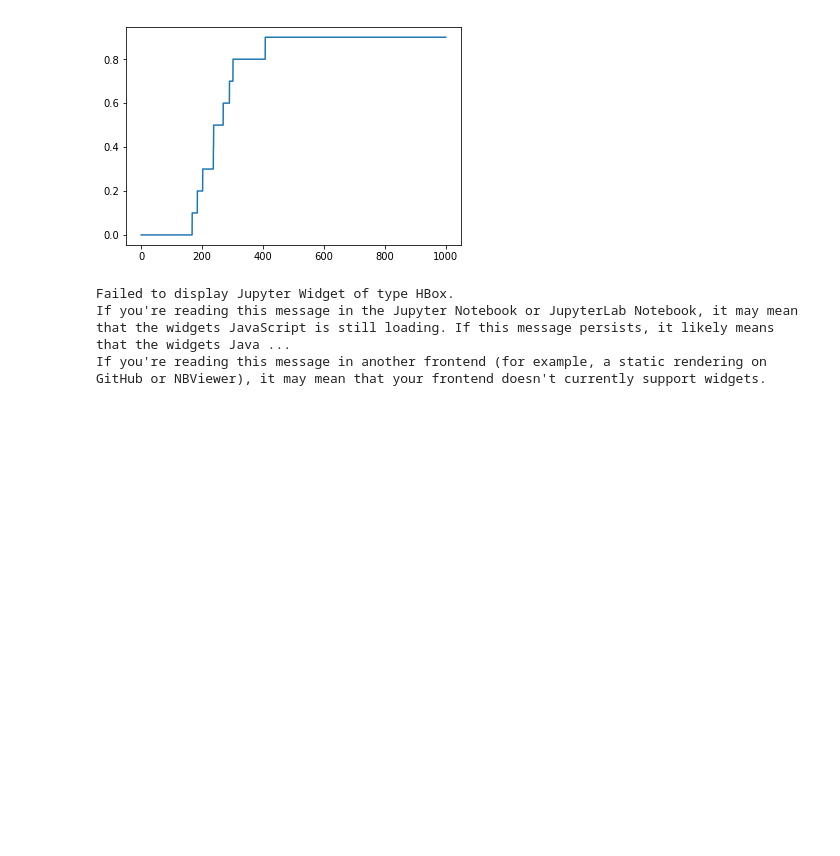
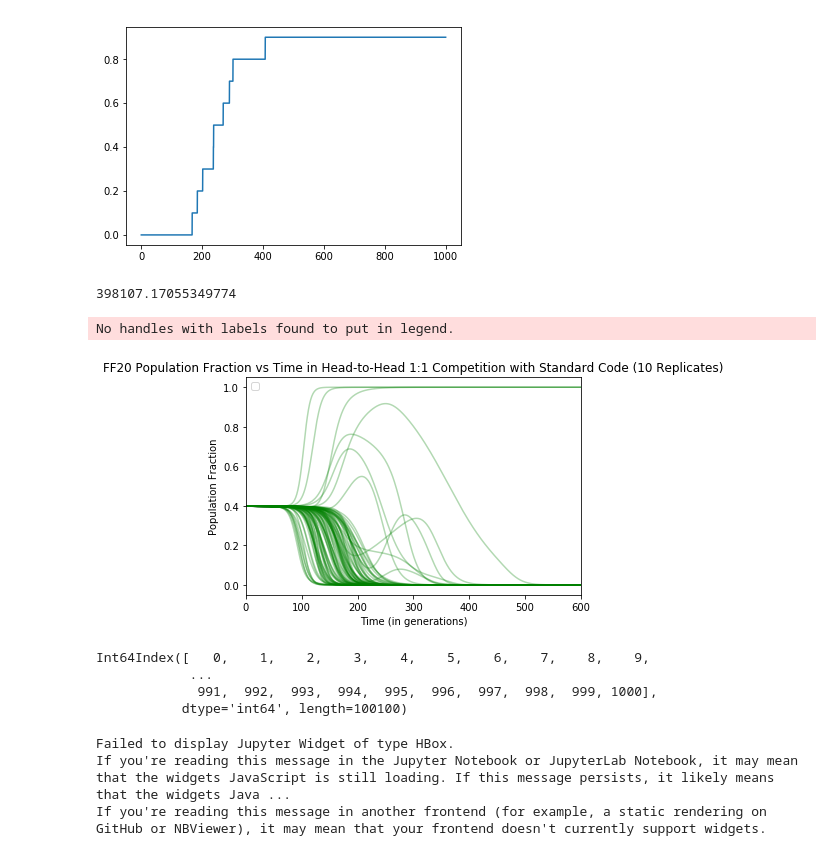
Before and after one commit to EndyLab/codon-tables, a Jupyter notebook: notebooks/sandbox.ipynb, the cells around one changed output. Drawn from its saved outputs; the diff is of its cells as text; code cells hidden in the pictures; blank space fills up the shorter version.

```diff
--- a/notebooks/sandbox.ipynb
+++ b/notebooks/sandbox.ipynb
@@ -140,36 +140,58 @@ If you're reading this message in another frontend (for example, a static render
 with open('/home/jonathan/Lab/ATD/codon-tables/data/contour_test/N=1e6_b=1_l=2/SC_vs_FF20_contour_3/output/2018-04-05_SC_vs_FF20_contour_3_concatenated.pickle', 'rb') as handle:
     df = pickle.load(handle)
 # %%
+# get index of N_0 closest to 1:1
 ind = np.argmin(np.abs(1 - 2*df['N_0']/(1e6)).values)
+df['N_0'].iloc[ind]
+# %% [output]
+398107.17055349774
 # %%
 colordict = {
 #     'Standard Code' : 'blue',
     'Colorado' : 'red',
     'FF20' : 'green',
     'RED20' : 'purple',
     'PROMISC20' : 'orange'
 }
 def tracer(DF, code):
     df = DF.loc[DF['code'] == code]
     sims = set(df['sim'])
+    colordict = {
+#     'Standard Code' : 'blue',
+    'Colorado' : 'red',
+    'FF20' : 'green',
+    'RED20' : 'purple',
+    'PROMISC20' : 'orange'
+    }
     for sim in sims:
         lildf = df.loc[df['sim'] == sim]
         t = lildf['time']
         x = lildf['popfrac']
         label = code if sim == 0 else ''
-        plt.plot(t, x, color=colordict[code], alpha=0.5, label=label)
+        plt.plot(t, x, color=colordict[code], alpha=0.3, label=label)
 # get index of N_0 closest to 1:1
 ind = np.argmin(np.abs(1 - 2*df['N_0']/(1e6)).values)
+n_0 = df['N_0'].iloc[ind]
 
-DF = df.loc[df[N_0]]
-tracer('FF20')
-plt.xlim([0,400])
+DF = df.loc[df['N_0']==n_0]
+tracer(DF, 'FF20')
+plt.xlim([0,600])
 plt.title('FF20 Population Fraction vs Time in Head-to-Head 1:1 Competition with Standard Code (10 Replicates)')
 plt.xlabel('Time (in generations)')
 plt.ylabel('Population Fraction')
 plt.legend()
 plt.savefig('test_competition_3.png')
 plt.show()
+# %% [output]
+No handles with labels found to put in legend.
+[figure, added]
+# %%
+DF.index
+# %% [output]
+Int64Index([   0,    1,    2,    3,    4,    5,    6,    7,    8,    9,
+            ...
+             991,  992,  993,  994,  995,  996,  997,  998,  999, 1000],
+           dtype='int64', length=100100)
 # %%
 # generate probabilities
 num_sims = len(df.loc[df['N_0'] == 1e4].loc[69])
```
Also changed, not shown: 2 other files.
